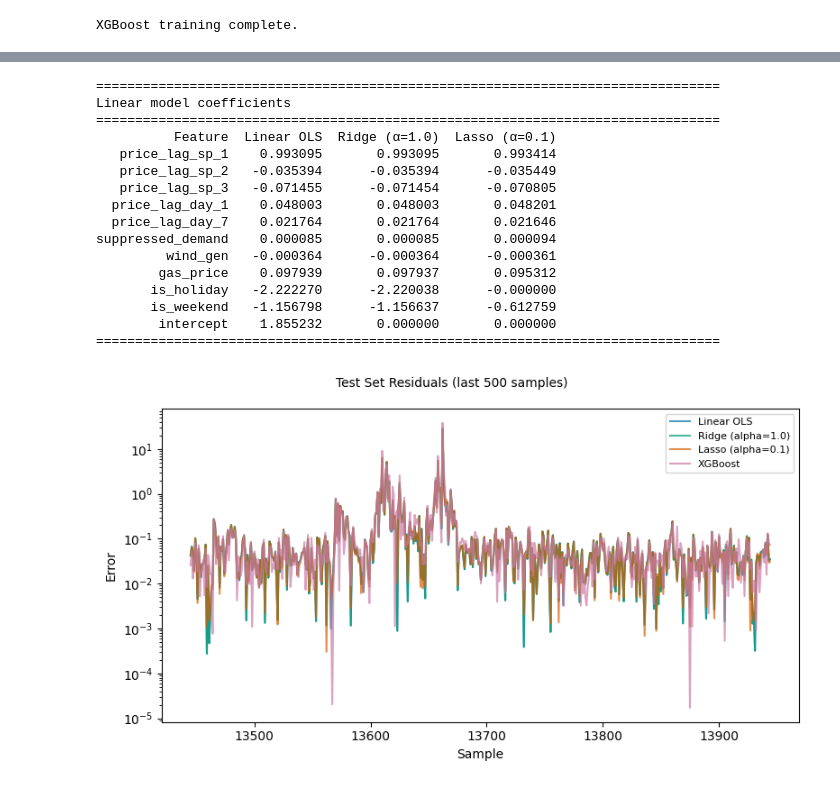
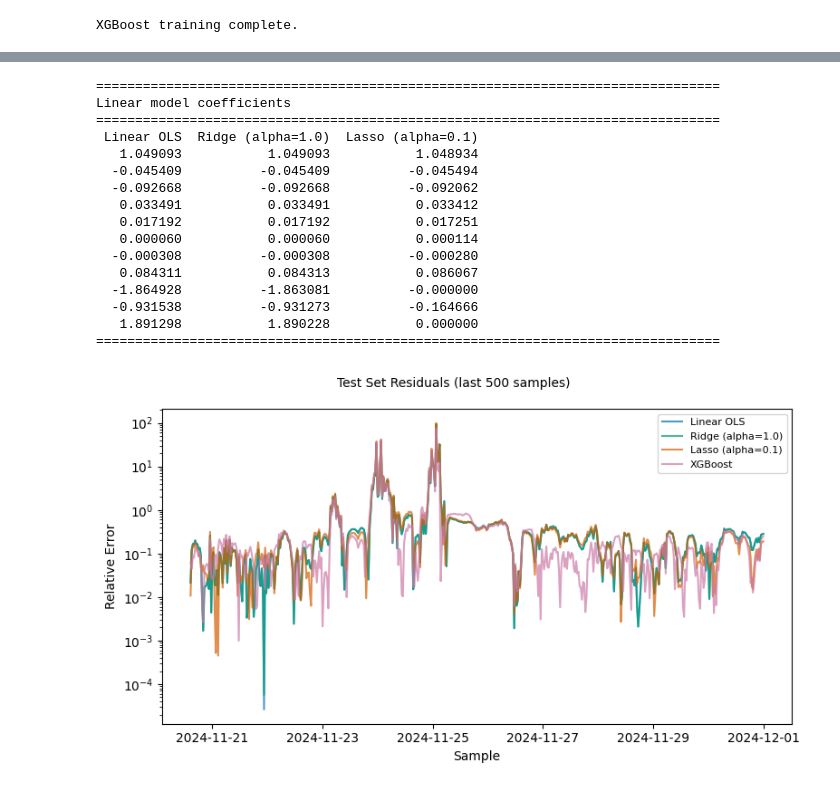
Before and after one commit to christianfenton/electricity_pricing, a Jupyter notebook: notebooks/model_development.ipynb, the cells around one changed output, grey strips where cells are left out. Cells and saved outputs as stored; diff of their text form; code cells hidden in the pictures.

```diff
--- a/notebooks/model_development.ipynb
+++ b/notebooks/model_development.ipynb
@@ -385,11 +364,11 @@ Let's explore regressors that use regularisation to reduce overfitting:
 # %%
 from sklearn.linear_model import Ridge, Lasso
 
-model_ridge = ARXModel(regressor=Ridge(alpha=1.0))
-model_ridge.fit(X_train.values, y_train.values)
+model_ridge = ARXModel(lags=[1, 2, 3], regressor=Ridge(alpha=1.0, fit_intercept=False))
+model_ridge.fit(endog_train, exog_train)
 
-model_lasso = ARXModel(regressor=Lasso(alpha=0.1, max_iter=10000))
-model_lasso.fit(X_train.values, y_train.values)
+model_lasso = ARXModel(lags=[1, 2, 3], regressor=Lasso(alpha=0.1, max_iter=10000, fit_intercept=False))
+model_lasso.fit(endog_train, exog_train)
 
 print("Fitted models with Ridge and Lasso regression.")
 # %% [output]
@@ -428,0 +376,11 @@ Test (Ridge) Set Metrics:
+# %%
+print("\nForecasting with Ridge regression on test set...")
+forecast_ridge, _ = forecast_day_ahead(model_ridge, endog_test, exog_test, skip_days=2)
+print("Finished.")
+
+print("\nForecasting with Lasso regression on test set...")
+forecast_lasso, _ = forecast_day_ahead(model_lasso, endog_test, exog_test, skip_days=2)
+print("Finished.")
+
+test_metrics_ridge = evaluate_model(actuals, forecast_ridge, "Test (Ridge)")
+test_metrics_lasso = evaluate_model(actuals, forecast_lasso, "Test (Lasso)")
@@ -442,17 +420,16 @@ xgb_regressor = GradientBoostingRegressor(
     random_state=42,
 )
 
-model_xgb = ARXModel(regressor=xgb_regressor)
-model_xgb.fit(X_train.values, y_train.values)
+model_xgb = ARXModel(lags=[1, 2, 3], regressor=xgb_regressor)
+model_xgb.fit(endog_train, exog_train)
 
 print("XGBoost training complete.")
 # %% [output]
 XGBoost training complete.
 # %%
-# Evaluate XGBoost model
-y_train_pred_xgb = model_xgb.predict(X_train.values)
-y_test_pred_xgb = model_xgb.predict(X_test.values)
+print("\nForecasting with XGBoost regressor on test set...")
+forecast_xgb, _ = forecast_day_ahead(model_xgb, endog_test, exog_test, skip_days=2)
+print("Finished.")
 
-train_metrics_xgb = evaluate_model(y_train, y_train_pred_xgb, "Training (XGBoost)")
-test_metrics_xgb = evaluate_model(y_test, y_test_pred_xgb, "Test (XGBoost)")
+test_metrics_xgb = evaluate_model(actuals, forecast_xgb, "Test (XGB)")
 # %% [output]
@@ -517,17 +490,12 @@ Lasso (α=0.1)      8.128868     5.116624 28.505396 0.924717
 ================================================================================
 # %%
 # Compare coefficients across the linear models
-feature_names = list(features.keys())
-
-# Get coefficients from sklearn models
-ridge_coef = model_ridge.regressor.coef_
-lasso_coef = model_lasso.regressor.coef_
+feature_names = list(exog.keys())
 
 coef_comparison = pd.DataFrame({
-    'Feature': feature_names,
     'Linear OLS': model.get_params(),
-    'Ridge (alpha=1.0)': ridge_coef,
-    'Lasso (alpha=0.1)': lasso_coef
+    'Ridge (alpha=1.0)': model_ridge.get_params(),
+    'Lasso (alpha=0.1)': model_lasso.get_params()
 })
 
 print("\n" + "="*80)
@@ -539,39 +507,39 @@ print("="*80)
 ================================================================================
 Linear model coefficients
 ================================================================================
-          Feature  Linear OLS  Ridge (α=1.0)  Lasso (α=0.1)
-   price_lag_sp_1    0.993095       0.993095       0.993414
-   price_lag_sp_2   -0.035394      -0.035394      -0.035449
-   price_lag_sp_3   -0.071455      -0.071454      -0.070805
-  price_lag_day_1    0.048003       0.048003       0.048201
-  price_lag_day_7    0.021764       0.021764       0.021646
-suppressed_demand    0.000085       0.000085       0.000094
-         wind_gen   -0.000364      -0.000364      -0.000361
-        gas_price    0.097939       0.097937       0.095312
-       is_holiday   -2.222270      -2.220038      -0.000000
-       is_weekend   -1.156798      -1.156637      -0.612759
-        intercept    1.855232       0.000000       0.000000
+ Linear OLS  Ridge (alpha=1.0)  Lasso (alpha=0.1)
+   1.049093           1.049093           1.048934
+  -0.045409          -0.045409          -0.045494
+  -0.092668          -0.092668          -0.092062
+   0.033491           0.033491           0.033412
+   0.017192           0.017192           0.017251
+   0.000060           0.000060           0.000114
+  -0.000308          -0.000308          -0.000280
+   0.084311           0.084313           0.086067
+  -1.864928          -1.863081          -0.000000
+  -0.931538          -0.931273          -0.164666
+   1.891298           1.890228           0.000000
 ================================================================================
 # %%
 # Visualise prediction errors
 
 rel_err = lambda pred, truth : np.sqrt((pred - truth)**2 / truth**2)
 
 models = [
-    (rel_err(y_test_pred, y_test), 'Linear OLS'),
-    (rel_err(y_test_pred_ridge, y_test), 'Ridge (alpha=1.0)'),
-    (rel_err(y_test_pred_lasso, y_test), 'Lasso (alpha=0.1)'),
-    (rel_err(y_test_pred_xgb, y_test), 'XGBoost')
+    (rel_err(forecast, actuals), 'Linear OLS'),
+    (rel_err(forecast_ridge, actuals), 'Ridge (alpha=1.0)'),
+    (rel_err(forecast_lasso, actuals), 'Lasso (alpha=0.1)'),
+    (rel_err(forecast_xgb, actuals), 'XGBoost')
 ]
 
 fig, ax = plt.subplots(figsize=(16/2, 9/2), layout='tight')
 for (residuals, label) in models:
     ax.plot(residuals[-500:], label=label, alpha=0.7)
 ax.set_xlabel('Sample', fontsize=10)
-ax.set_ylabel('Error', fontsize=10)
+ax.set_ylabel('Relative Error', fontsize=10)
 ax.legend(fontsize=8)
 ax.set_yscale('log')
 plt.suptitle('Test Set Residuals (last 500 samples)', fontsize=10)
 plt.show()
 # %% [output]
-[figure, old version]
+[figure, new version]
```
Also changed, not shown: parts of 21 cells of this notebook, 4 other files.
